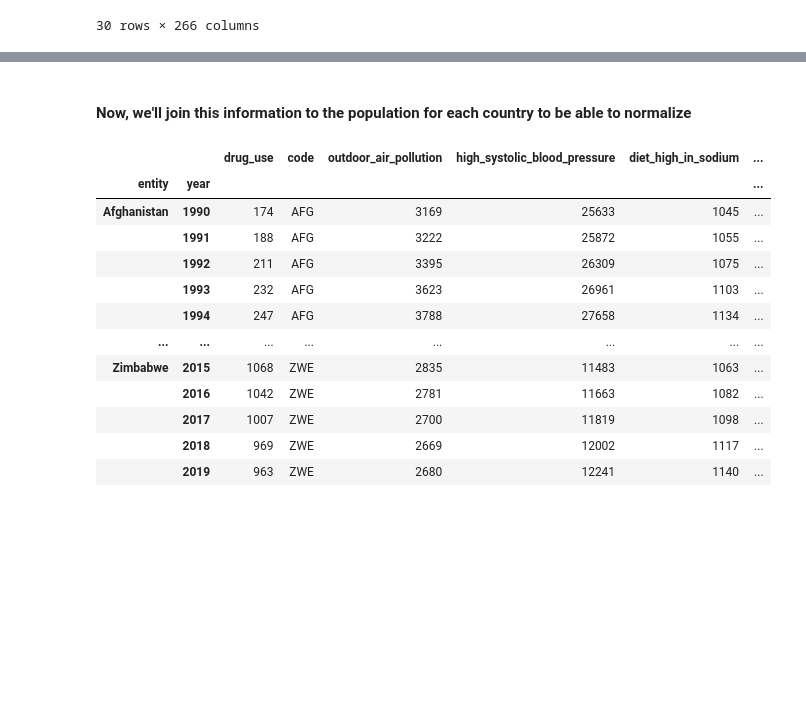
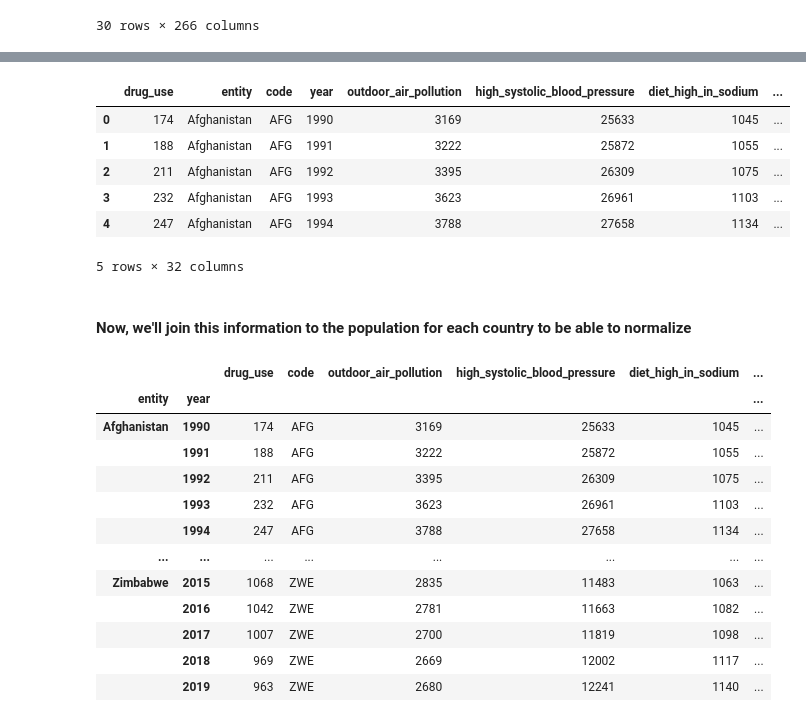
Before and after one commit to FabianCastellano/DS-Training, a Jupyter notebook: dataWHO/deaths.ipynb, the cells around one changed output, grey strips where cells are left out. Cells and saved outputs as stored; diff of their text form; code cells hidden in the pictures; blank space fills up the shorter version.

```diff
--- a/dataWHO/deaths.ipynb
+++ b/dataWHO/deaths.ipynb
@@ -261,3 +334,15 @@ countries_population
+# %%
+merged['population'] = merged['value']
+merged.drop(['Country Name', 'index', 'value'], axis= 1, inplace= True)
+merged.head()
+# %% [output]
+|  | drug_use | entity | code | year | outdoor_air_pollution | high_systolic_blood_pressure | diet_high_in_sodium | ... |
+| 0 | 174 | Afghanistan | AFG | 1990 | 3169 | 25633 | 1045 | ... |
+| 1 | 188 | Afghanistan | AFG | 1991 | 3222 | 25872 | 1055 | ... |
+| 2 | 211 | Afghanistan | AFG | 1992 | 3395 | 26309 | 1075 | ... |
+| 3 | 232 | Afghanistan | AFG | 1993 | 3623 | 26961 | 1103 | ... |
+| 4 | 247 | Afghanistan | AFG | 1994 | 3788 | 27658 | 1134 | ... |
+5 rows × 32 columns
 # %% [markdown]
 #### Now, we'll join this information to the population for each country to be able to normalize
 # %%
```
Also changed, not shown: parts of 6 cells of this notebook.
